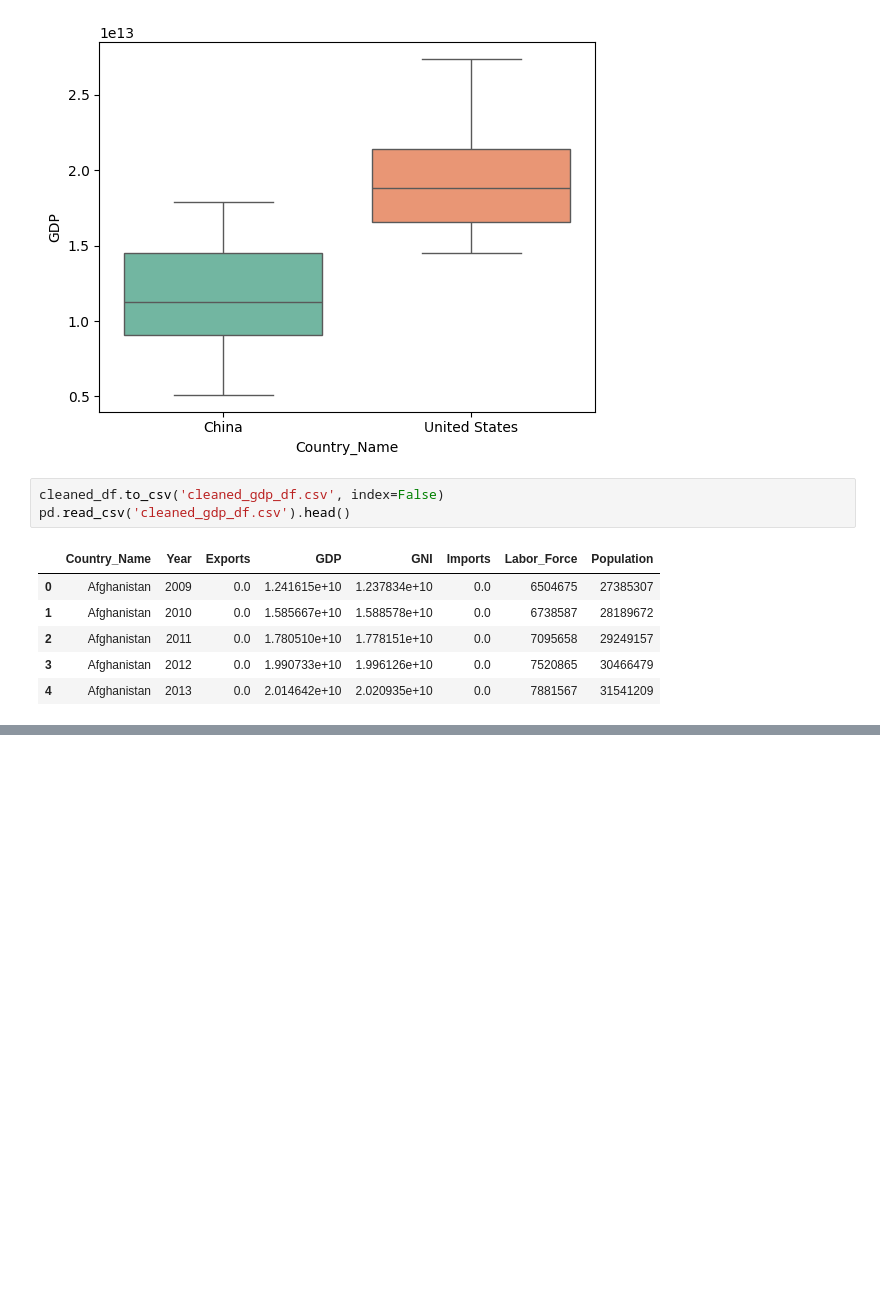
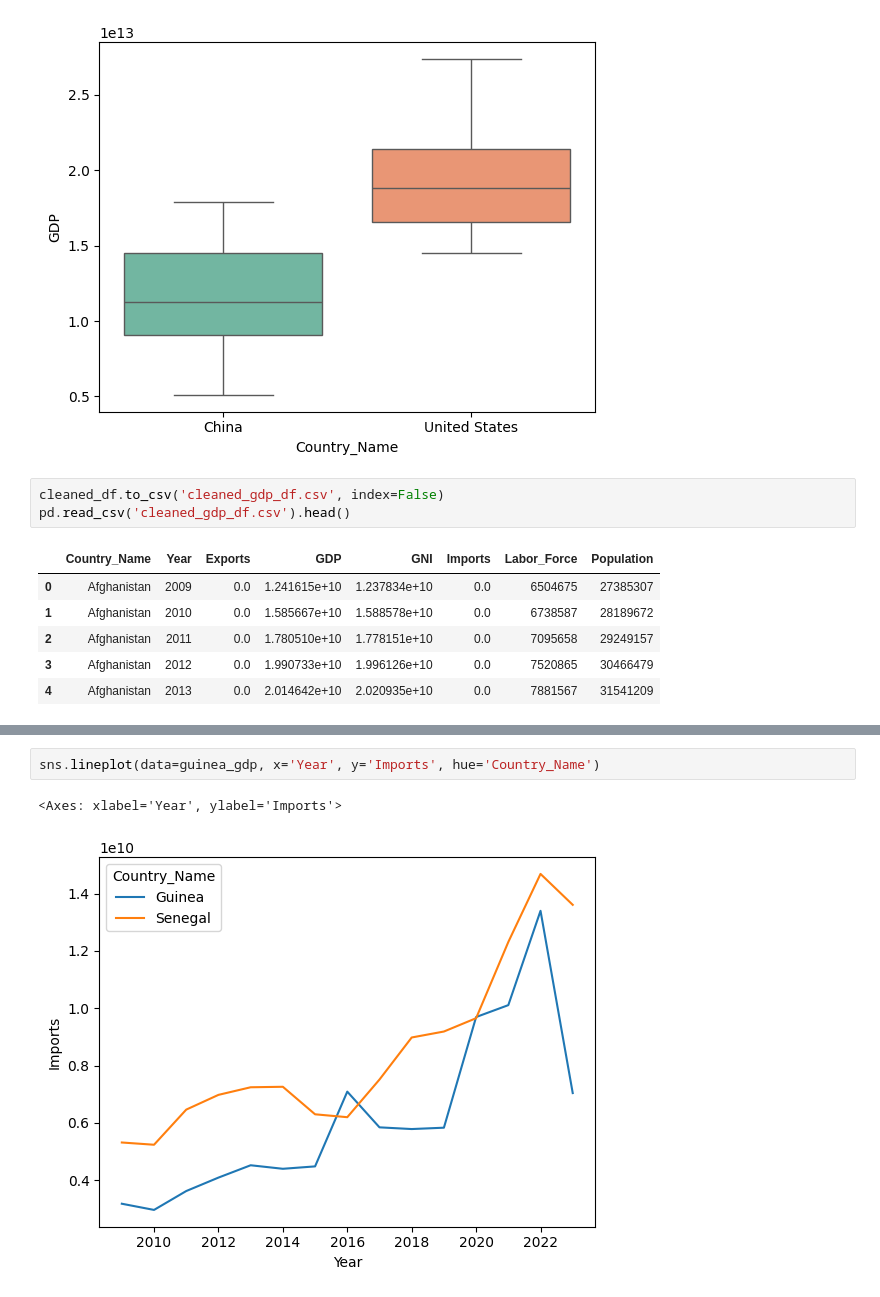
Before and after one commit to koto253/Data_Science_Portfolio, a Jupyter notebook: GDP_Economic_Indicators/gdp_df_Preprocessing.ipynb, the cells around one changed output, grey strips where cells are left out. Drawn from its saved outputs; the diff is of its cells as text; blank space fills up the shorter version.

```diff
--- a/GDP_Economic_Indicators/gdp_df_Preprocessing.ipynb
+++ b/GDP_Economic_Indicators/gdp_df_Preprocessing.ipynb
@@ -332,0 +461,5 @@ pd.read_csv('cleaned_gdp_df.csv').head()
+# %%
+sns.lineplot(data=guinea_gdp, x='Year', y='Imports', hue='Country_Name')
+# %% [output]
+<Axes: xlabel='Year', ylabel='Imports'>
+[figure, added]
```
Also changed, not shown: parts of 15 cells of this notebook.
